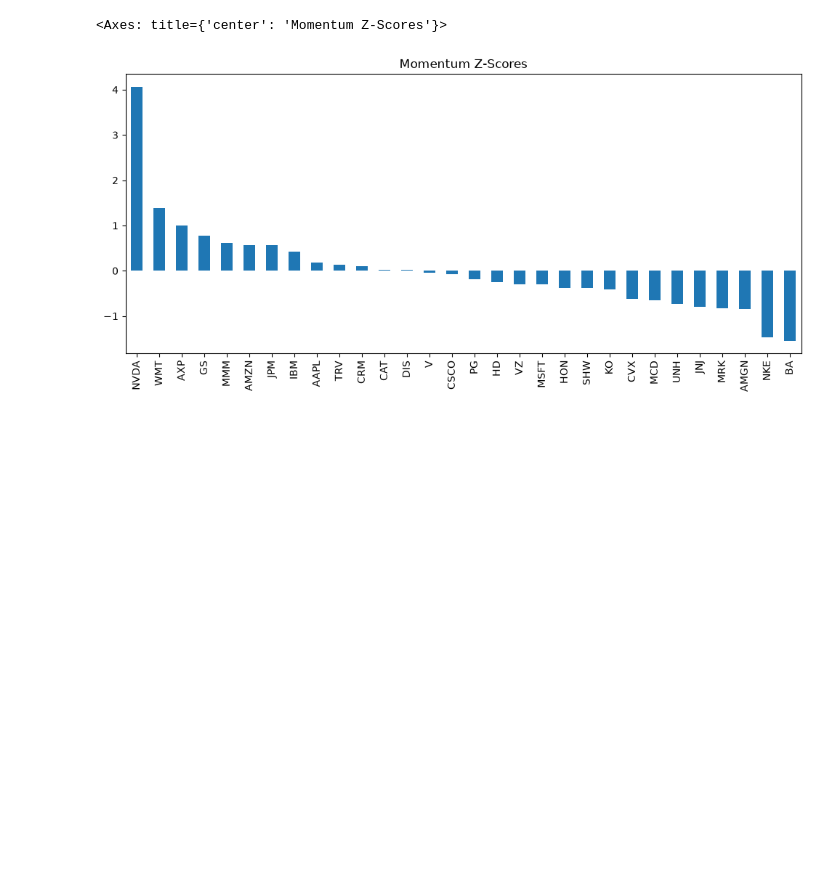
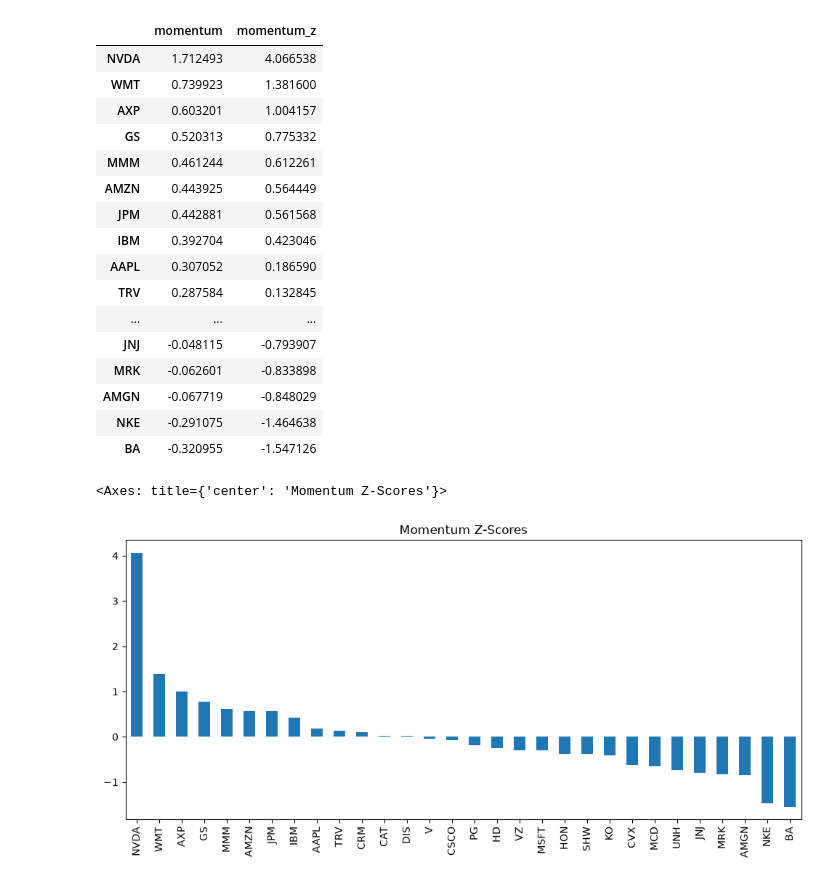
Before and after one commit to HaiSonVu/Financial-platform, a Jupyter notebook: notebooks/02_momentum_factor.ipynb, the cells around one changed output. Cells and saved outputs as stored; diff of their text form; code cells hidden in the pictures; blank space fills up the shorter version.

```diff
--- a/notebooks/02_momentum_factor.ipynb
+++ b/notebooks/02_momentum_factor.ipynb
@@ -111,16 +129,31 @@ dtype: float64
 # %%
 factor_table = pd.DataFrame({
     "momentum": latest_momentum,
-    "momentum_z": momentum_z
-})
-
-factor_table = factor_table.sort_values(
+    "momentum_z": momentum_z,
+}).sort_values(
     "momentum_z",
-    ascending=False
+    ascending=False,
 )
 
+factor_table.to_csv("../data/factor_table.csv")
+
 factor_table
-factor_table.to_csv(
-    "../data/factor_table.csv"
-)
+# %% [output]
+|  | momentum | momentum_z |
+| NVDA | 1.712493 | 4.066538 |
+| WMT | 0.739923 | 1.381600 |
+| AXP | 0.603201 | 1.004157 |
+| GS | 0.520313 | 0.775332 |
+| MMM | 0.461244 | 0.612261 |
+| AMZN | 0.443925 | 0.564449 |
+| JPM | 0.442881 | 0.561568 |
+| IBM | 0.392704 | 0.423046 |
+| AAPL | 0.307052 | 0.186590 |
+| TRV | 0.287584 | 0.132845 |
+| ... | ... | ... |
+| JNJ | -0.048115 | -0.793907 |
+| MRK | -0.062601 | -0.833898 |
+| AMGN | -0.067719 | -0.848029 |
+| NKE | -0.291075 | -1.464638 |
+| BA | -0.320955 | -1.547126 |
 # %%
```
Also changed, not shown: parts of 11 cells of this notebook, 11 other files.
